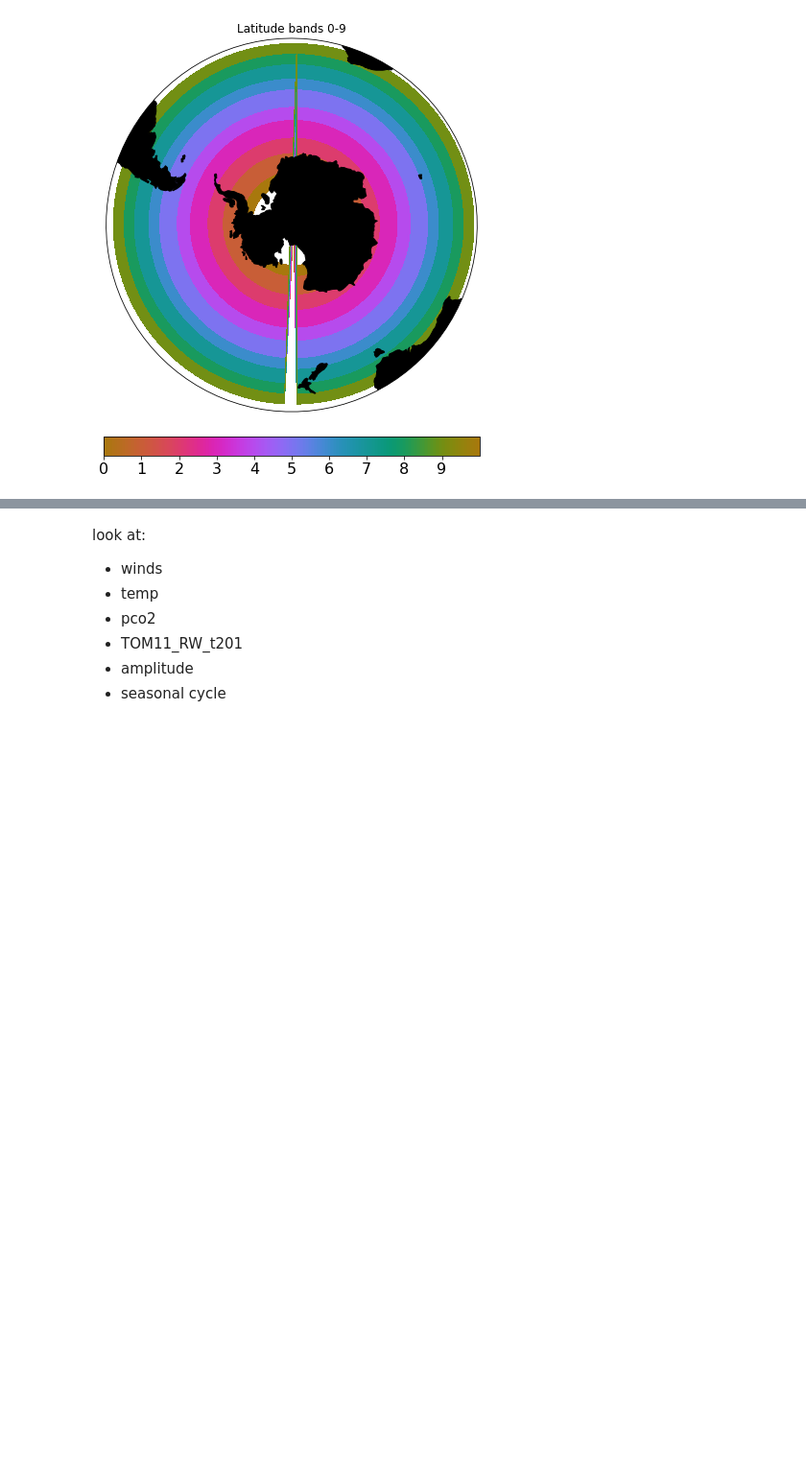
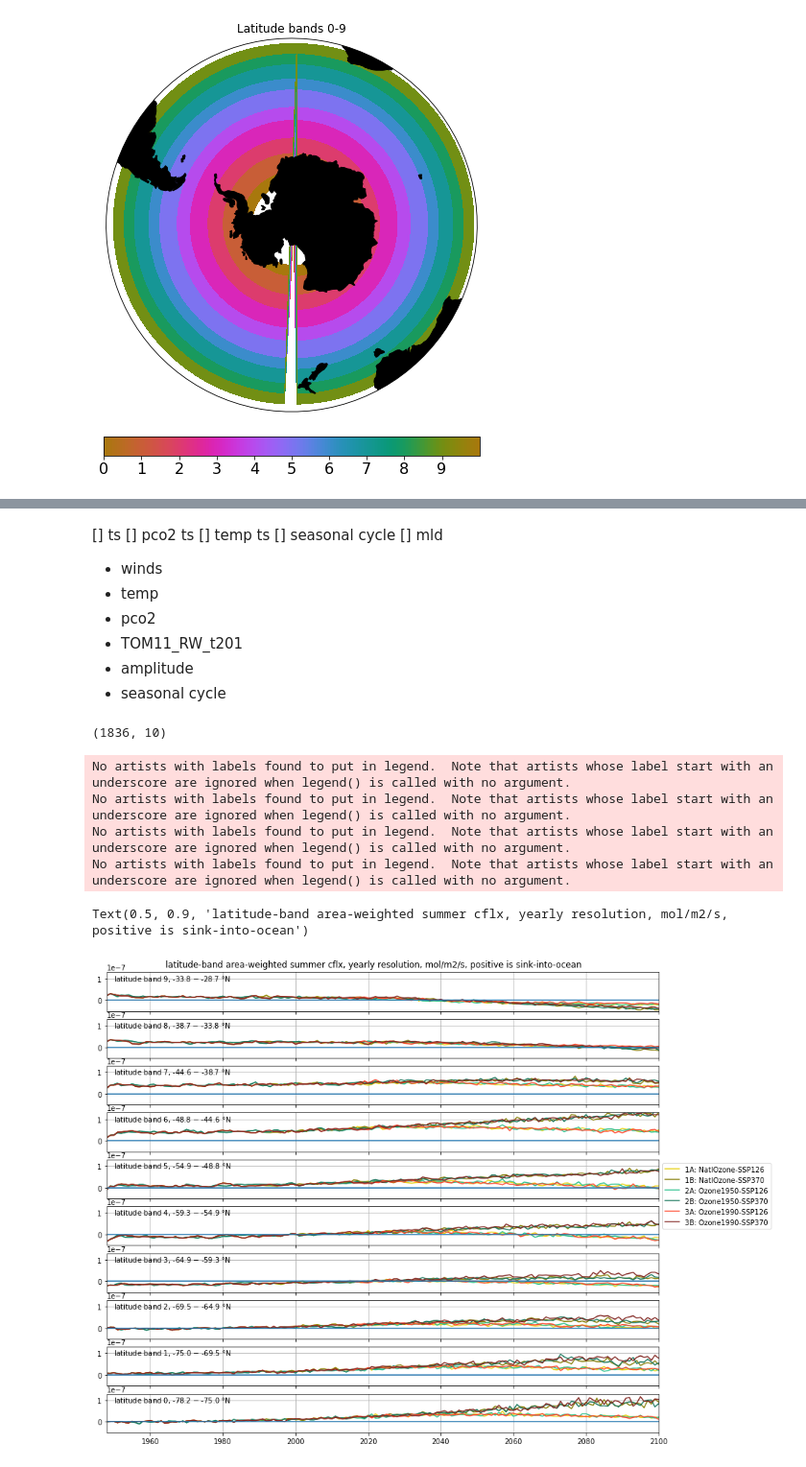
Before and after one commit to tjarnikova/SOZONE, a Jupyter notebook: MO_RESULTS/LatitudinalCflxWinds.ipynb, the cells around one changed output, grey strips where cells are left out. Shown at 96% size. Drawn from its saved outputs; the diff is of its cells as text; code cells hidden in the pictures; blank space fills up the shorter version.

```diff
--- a/MO_RESULTS/LatitudinalCflxWinds.ipynb
+++ b/MO_RESULTS/LatitudinalCflxWinds.ipynb
@@ -247,8 +368,17 @@ No artists with labels found to put in legend.  Note that artists whose label st
 # %% [markdown]
-look at:
+[] ts
+[] pco2 ts
+[] temp ts
+[] seasonal cycle
+[] mld
+
 - winds
 - temp
 - pco2
 - TOM11_RW_t201
 - amplitude
 - seasonal cycle
+# %%
+print(np.shape(wind_1ASA_blyat))
+# %% [output]
+(1836, 10)
@@ -254,0 +499,35 @@ look at:
+# %%
+cflx_sum = [cflx_summer_1ASA, cflx_summer_1BSA, cflx_summer_2ASA, cflx_summer_2BSA, cflx_summer_3ASA, cflx_summer_3BSA]
+
+scens = ['1A', '1B', '2A', '2B', '3A', '3B']
+
+fact = 0.45
+fig, axs = plt.subplots(10,1, figsize=(14, 12), facecolor='w', edgecolor='k')
+axs = axs.ravel()
+fig.subplots_adjust(wspace=0, hspace=0.2)
+for i in range(0,10):
+    pos = 9-i
+    for s in range(0,6):
+        tb = cflx_sum[s]
+        axs[i].plot(myrs,tb[pos,:], alpha = 1, color = sc.scen[scens[s]]['color'], label = sc.scen[scens[s]]['name2'], linestyle = '-')
+        # tb = cflx_win[s]
+        # axs[i].plot(myrs,tb[pos,:], alpha = 1, color = sc.scen[scens[s]]['color'], label = sc.scen[scens[s]]['name2'], linestyle = '-')
+
+    axs[4].legend(bbox_to_anchor = [1,1])
+    axs[i].text(1950,0.9e-7,f'latitude band {pos}, {starts[pos]} $-$ {ends[pos]} $\degree$N')
+    axs[i].set_ylim([-0.5e-7,1.3e-7])
+    # st = cflx_1ASA['time_counter'].values[0]
+    # en = cflx_1ASA['time_counter'].values[1835]
+    axs[i].set_xlim([1948,2100])
+    if i!= 9:
+        axs[i].set_xticklabels([])
+    axs[i].grid()
+    axs[i].axhline(y=0)
+plt.suptitle('latitude-band area-weighted summer cflx, yearly resolution, mol/m2/s, positive is sink-into-ocean', y = 0.9)
+# %% [output]
+No artists with labels found to put in legend.  Note that artists whose label start with an underscore are ignored when legend() is called with no argument.
+No artists with labels found to put in legend.  Note that artists whose label start with an underscore are ignored when legend() is called with no argument.
+No artists with labels found to put in legend.  Note that artists whose label start with an underscore are ignored when legend() is called with no argument.
+No artists with labels found to put in legend.  Note that artists whose label start with an underscore are ignored when legend() is called with no argument.
+Text(0.5, 0.9, 'latitude-band area-weighted summer cflx, yearly resolution, mol/m2/s, positive is sink-into-ocean')
+[figure, added]
```
Also changed, not shown: parts of 18 cells of this notebook, 1 other file.
